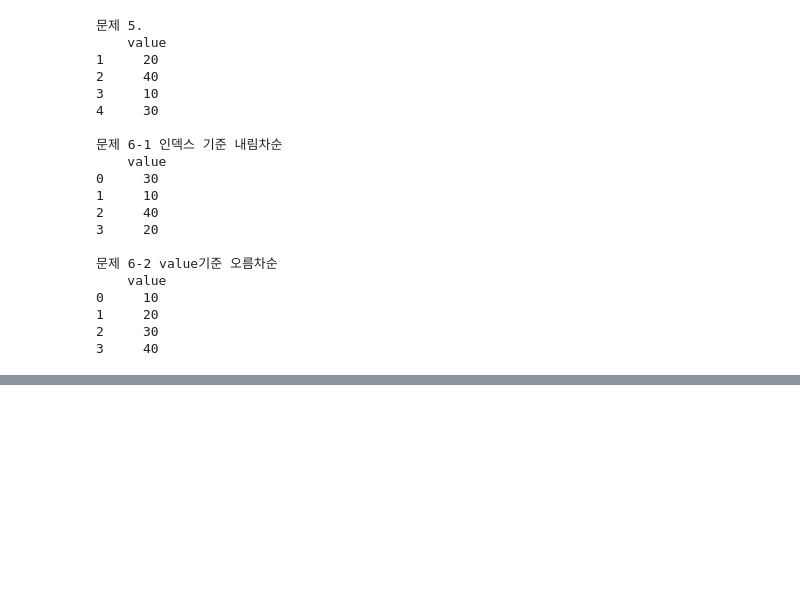
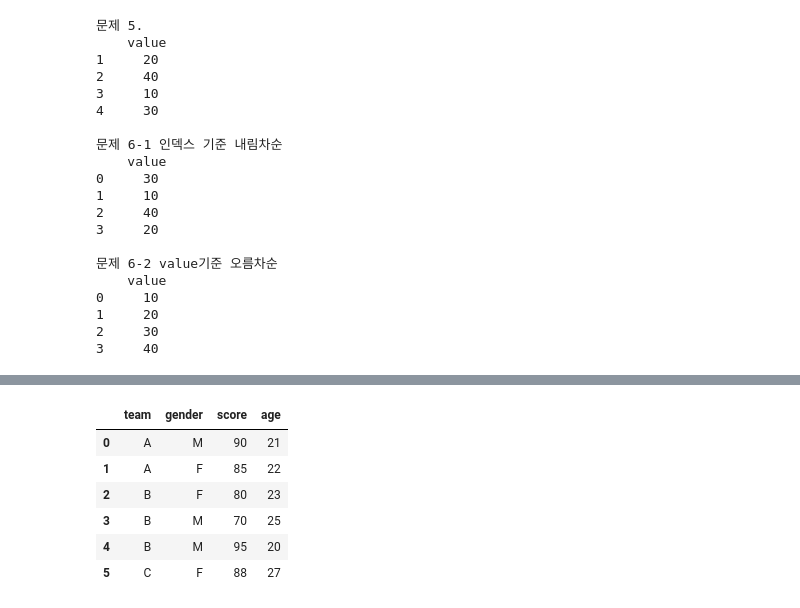
Before and after one commit to kimwjdhyun/KDT_RE_5th_Python, a Jupyter notebook: DataAnalysis/05_pandas.ipynb, the cells around one changed output, grey strips where cells are left out. Saved outputs shown, nothing was run; the diff lists cells and outputs as text; code cells hidden in the pictures; blank space fills up the shorter version.

```diff
--- a/DataAnalysis/05_pandas.ipynb
+++ b/DataAnalysis/05_pandas.ipynb
@@ -851,0 +924,25 @@ print("\n문제 6-2 value기준 오름차순\n", df3)
+# %%
+# 여러 컬럼 기준 그룹화
+df2 = pd.DataFrame({
+    'team': ['A', 'A', 'B', 'B', 'B', 'C'],
+    'gender': ['M', 'F', 'F', 'M', 'M', 'F'],
+    'score': [90, 85, 80, 70, 95, 88],
+    'age' : [21, 22, 23, 25, 20, 27]
+})
+df2
+
+# 	team	gender	score	age
+# 0	  A	      M	      90	21
+# 1	  A	      F	      85	22
+# 2	  B	      F	      80	23
+# 3	  B	      M	      70	25
+# 4	  B	      M 	  95	20
+# 5	  C	      F	      88	27
+# %% [output]
+|  | team | gender | score | age |
+| 0 | A | M | 90 | 21 |
+| 1 | A | F | 85 | 22 |
+| 2 | B | F | 80 | 23 |
+| 3 | B | M | 70 | 25 |
+| 4 | B | M | 95 | 20 |
+| 5 | C | F | 88 | 27 |
```
Also changed, not shown: parts of 12 cells of this notebook.
